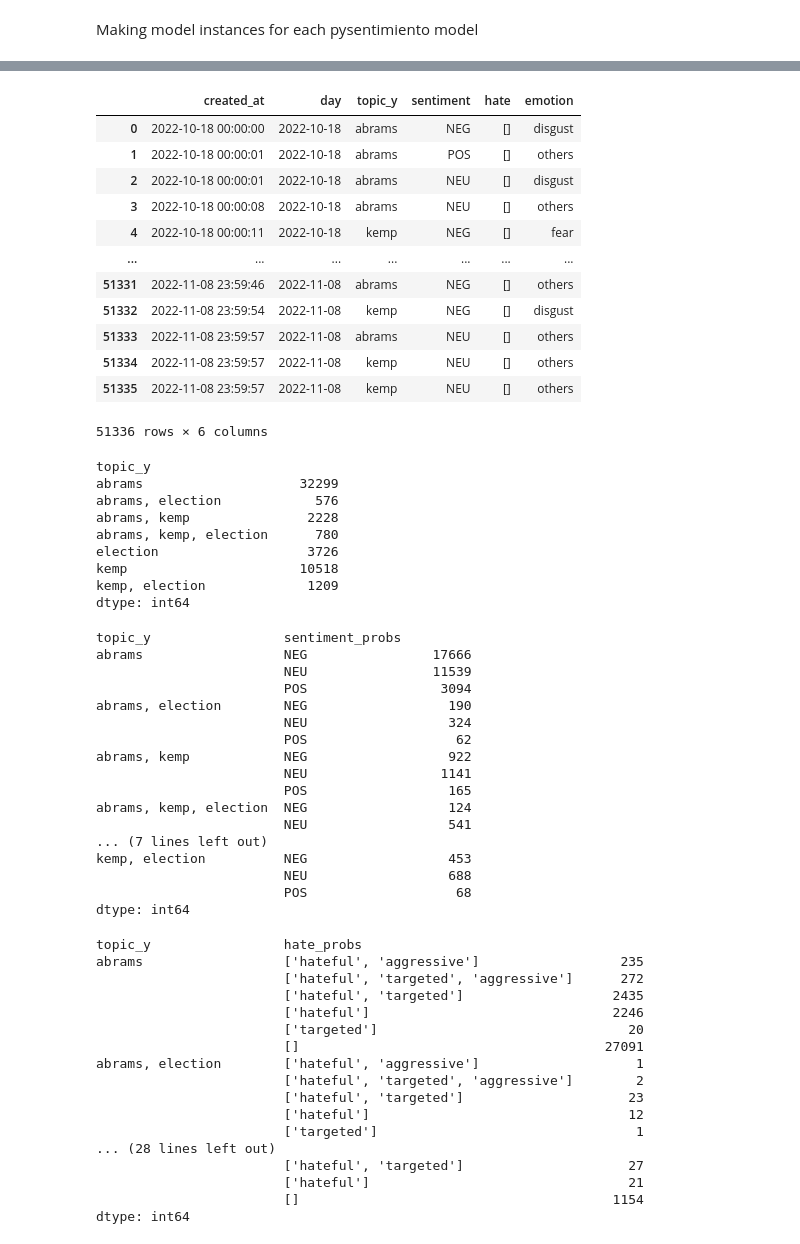
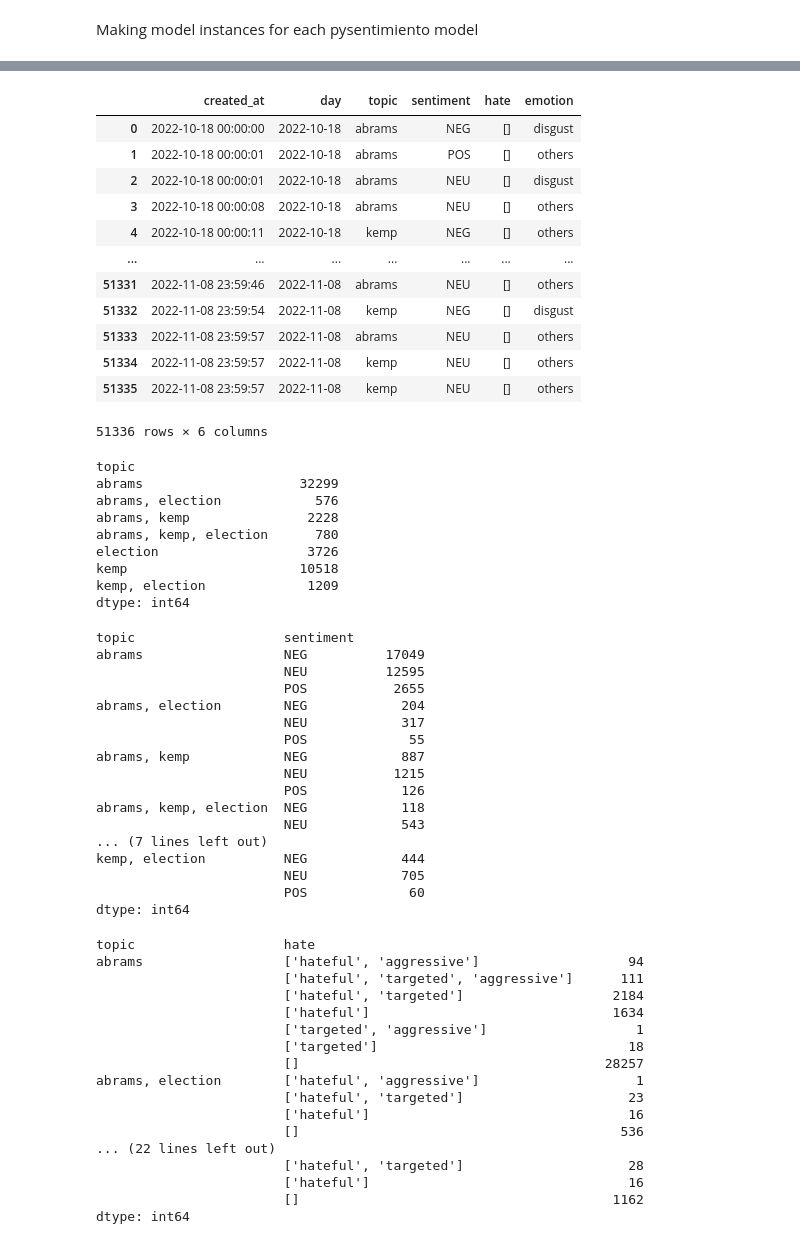
Before and after one commit to monroefarris/anly580_final_project, a Jupyter notebook: Analysis_Code/sentiment.ipynb, the cells around one changed output, grey strips where cells are left out. Cells and saved outputs as stored; diff of their text form; code cells hidden in the pictures.

```diff
--- a/Analysis_Code/sentiment.ipynb
+++ b/Analysis_Code/sentiment.ipynb
@@ -263,22 +194,22 @@ data.to_csv('data_with_sentiment.csv', index=False)
 # %%
 sentiment_df = pd.read_csv('data_with_sentiment.csv')
 sentiment_df['day'] = pd.to_datetime(sentiment_df['created_at']).dt.floor('d')
-sentiment_df = sentiment_df[['created_at', 'day', 'topic', 'sentiment_probs', 'hate_probs', '_probs']]
+sentiment_df = sentiment_df[['created_at', 'day', 'topic', 'sentiment_output', 'hate_output', 'emotion_output']]
 sentiment_df = sentiment_df.rename(columns = {
-    "sentiment_probs": "sentiment",
-    "hate_probs": "hate",
-    "_probs": "emotion",
+    "sentiment_output": "sentiment",
+    "hate_output": "hate",
+    "emotion_output": "emotion",
 })
 sentiment_df
 # %% [output]
-|  | created_at | day | topic_y | sentiment | hate | emotion |
+|  | created_at | day | topic | sentiment | hate | emotion |
 | 0 | 2022-10-18 00:00:00 | 2022-10-18 | abrams | NEG | [] | disgust |
 | 1 | 2022-10-18 00:00:01 | 2022-10-18 | abrams | POS | [] | others |
 | 2 | 2022-10-18 00:00:01 | 2022-10-18 | abrams | NEU | [] | disgust |
 | 3 | 2022-10-18 00:00:08 | 2022-10-18 | abrams | NEU | [] | others |
-| 4 | 2022-10-18 00:00:11 | 2022-10-18 | kemp | NEG | [] | fear |
+| 4 | 2022-10-18 00:00:11 | 2022-10-18 | kemp | NEG | [] | others |
 | ... | ... | ... | ... | ... | ... | ... |
-| 51331 | 2022-11-08 23:59:46 | 2022-11-08 | abrams | NEG | [] | others |
+| 51331 | 2022-11-08 23:59:46 | 2022-11-08 | abrams | NEU | [] | others |
 | 51332 | 2022-11-08 23:59:54 | 2022-11-08 | kemp | NEG | [] | disgust |
 | 51333 | 2022-11-08 23:59:57 | 2022-11-08 | abrams | NEU | [] | others |
 | 51334 | 2022-11-08 23:59:57 | 2022-11-08 | kemp | NEU | [] | others |
@@ -287,7 +218,7 @@ sentiment_df
 # %%
 sentiment_df.groupby(['topic']).size()
 # %% [output]
-topic_y
+topic
 abrams                    32299
 abrams, election            576
 abrams, kemp               2228
@@ -297,43 +228,43 @@ kemp                      10518
 kemp, election             1209
 dtype: int64
 # %%
-sentiment_df.groupby(['topic', 'sentiment_probs']).size()
+sentiment_df.groupby(['topic', 'sentiment']).size()
 # %% [output]
-topic_y                 sentiment_probs
-abrams                  NEG                17666
-                        NEU                11539
-                        POS                 3094
-abrams, election        NEG                  190
-                        NEU                  324
-                        POS                   62
-abrams, kemp            NEG                  922
-                        NEU                 1141
-                        POS                  165
-abrams, kemp, election  NEG                  124
-                        NEU                  541
+topic                   sentiment
+abrams                  NEG          17049
+                        NEU          12595
+                        POS           2655
+abrams, election        NEG            204
+                        NEU            317
+                        POS             55
+abrams, kemp            NEG            887
+                        NEU           1215
+                        POS            126
+abrams, kemp, election  NEG            118
+                        NEU            543
 ... (7 lines left out)
-kemp, election          NEG                  453
-                        NEU                  688
-                        POS                   68
+kemp, election          NEG            444
+                        NEU            705
+                        POS             60
 dtype: int64
 # %%
-sentiment_df.groupby(['topic', 'hate_probs']).size()
+sentiment_df.groupby(['topic', 'hate']).size()
 # %% [output]
-topic_y                 hate_probs
-abrams                  ['hateful', 'aggressive']                  235
-                        ['hateful', 'targeted', 'aggressive']      272
-                        ['hateful', 'targeted']                   2435
-                        ['hateful']                               2246
-                        ['targeted']                                20
-                        []                                       27091
+topic                   hate
+abrams                  ['hateful', 'aggressive']                   94
+                        ['hateful', 'targeted', 'aggressive']      111
+                        ['hateful', 'targeted']                   2184
+                        ['hateful']                               1634
+                        ['targeted', 'aggressive']                   1
+                        ['targeted']                                18
+                        []                                       28257
 abrams, election        ['hateful', 'aggressive']                    1
-                        ['hateful', 'targeted', 'aggressive']        2
                         ['hateful', 'targeted']                     23
-                        ['hateful']                                 12
-                        ['targeted']                                 1
-... (28 lines left out)
-                        ['hateful', 'targeted']                     27
-                        ['hateful']                                 21
-                        []                                        1154
+                        ['hateful']                                 16
+                        []                                         536
+... (22 lines left out)
+                        ['hateful', 'targeted']                     28
+                        ['hateful']                                 16
+                        []                                        1162
 dtype: int64
 # %%
```
Also changed, not shown: parts of 5 cells of this notebook, 1 other file.
